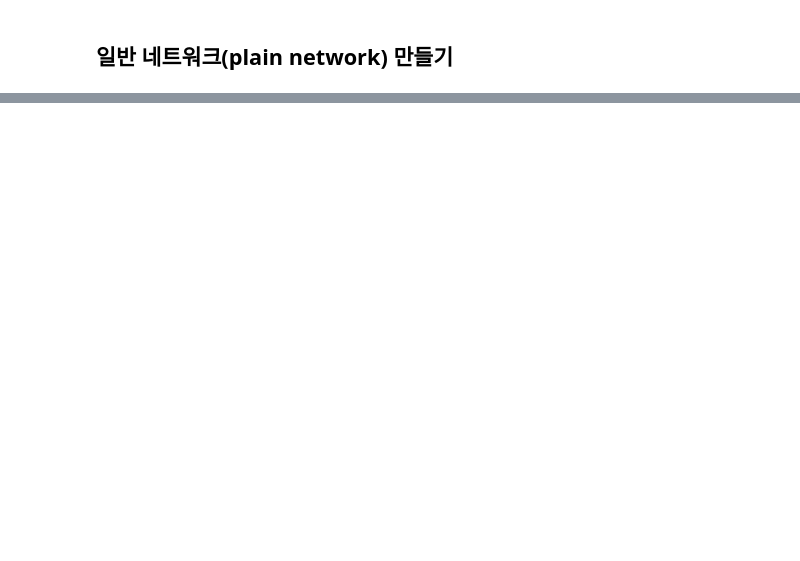
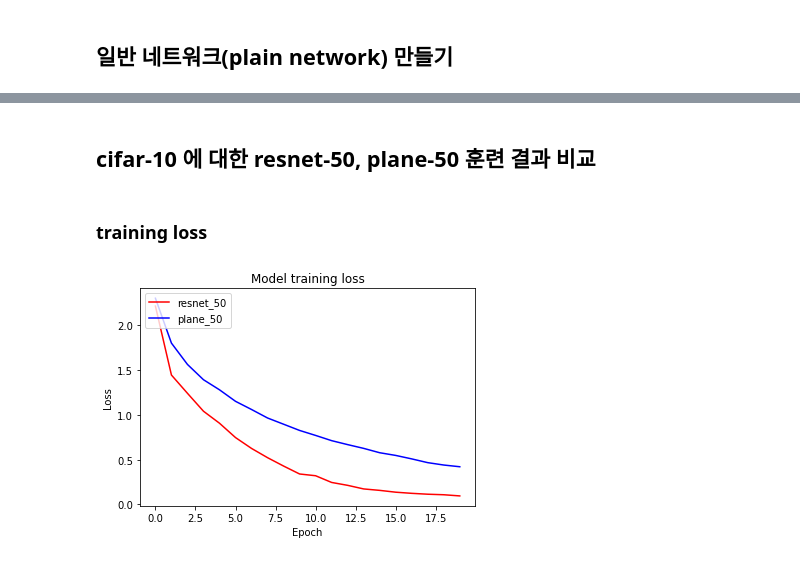
Before and after one commit to bluecandle/2020_AIFFEL, a Jupyter notebook: daily_notes/going_deeper_codes/GD1_code/GD1.ipynb, the cells around one changed output, grey strips where cells are left out. Cells and saved outputs as stored; diff of their text form; code cells hidden in the pictures; blank space fills up the shorter version.

```diff
--- a/daily_notes/going_deeper_codes/GD1_code/GD1.ipynb
+++ b/daily_notes/going_deeper_codes/GD1_code/GD1.ipynb
@@ -223,0 +546,16 @@ ValueError: Operands could not be broadcast together with shapes (3, 3, 64) (7,
+# %%
+resnet_50_cifar10.compile(
+    loss='sparse_categorical_crossentropy',
+    optimizer=tf.keras.optimizers.SGD(learning_rate=0.01, momentum = 0.9, clipnorm=1.),
+    metrics=['accuracy'],
+)
+
+histort_resnet_50_cifar10 = resnet_50_cifar10.fit(
+    ds_train,
+    steps_per_epoch=int(ds_info.splits['train'].num_examples/BATCH_SIZE),
+    validation_steps=int(ds_info.splits['test'].num_examples/BATCH_SIZE),
+    epochs=EPOCH,
+    validation_data=ds_test,
+    verbose=1,
+    use_multiprocessing=True,
+)
@@ -223,0 +580,16 @@ ValueError: Operands could not be broadcast together with shapes (3, 3, 64) (7,
+# %%
+plane_50_cifar10.compile(
+    loss='sparse_categorical_crossentropy',
+    optimizer=tf.keras.optimizers.SGD(learning_rate=0.01, momentum = 0.9, clipnorm=1.),
+    metrics=['accuracy'],
+)
+
+histort_plane_50_cifar10 = plane_50_cifar10.fit(
+    ds_train,
+    steps_per_epoch=int(ds_info.splits['train'].num_examples/BATCH_SIZE),
+    validation_steps=int(ds_info.splits['test'].num_examples/BATCH_SIZE),
+    epochs=EPOCH,
+    validation_data=ds_test,
+    verbose=1,
+    use_multiprocessing=True,
+)
@@ -223,0 +614,14 @@ ValueError: Operands could not be broadcast together with shapes (3, 3, 64) (7,
+# %% [markdown]
+## cifar-10 에 대한 resnet-50, plane-50 훈련 결과 비교
+# %% [markdown]
+### training loss
+# %%
+plt.plot(histort_resnet_50_cifar10.history['loss'], 'r')
+plt.plot(histort_plane_50_cifar10.history['loss'], 'b')
+plt.title('Model training loss')
+plt.ylabel('Loss')
+plt.xlabel('Epoch')
+plt.legend(['resnet_50', 'plane_50'], loc='upper left')
+plt.show()
+# %% [output]
+[figure, added]
```
Also changed, not shown: parts of 55 cells of this notebook, 1 other file.
